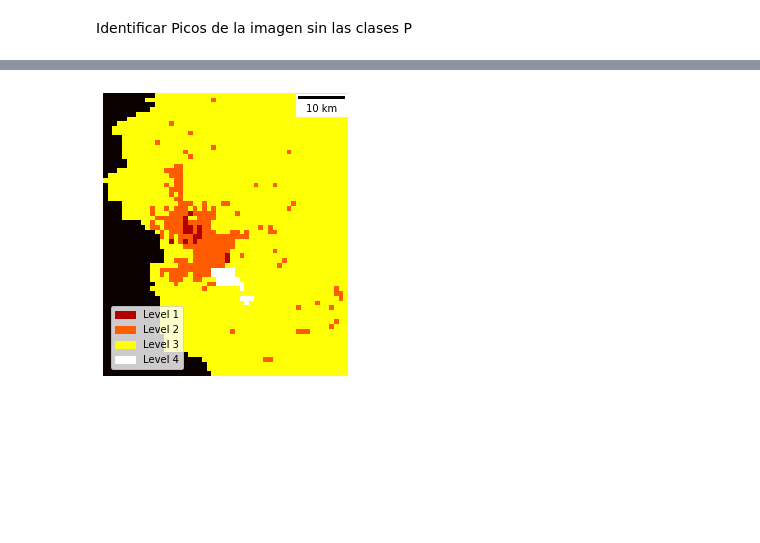
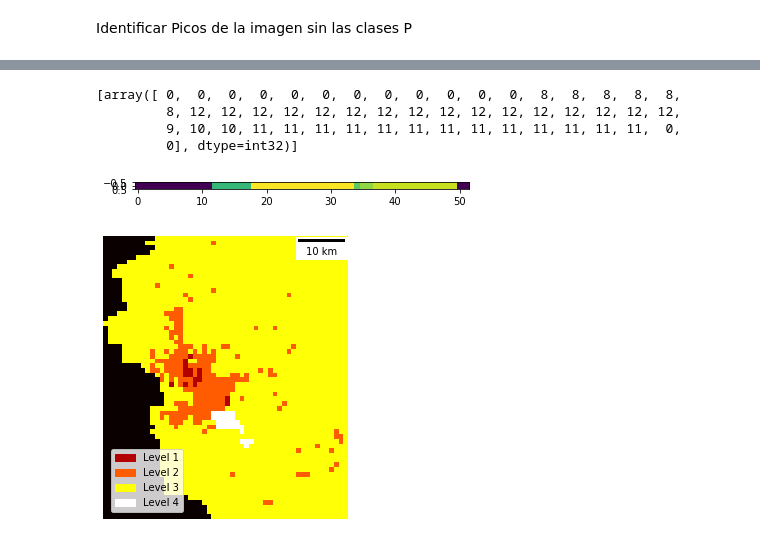
Before and after one commit to rdglpz/optimal_light_sensor_location, a Jupyter notebook: Ejemplo Reunion Iluminati.ipynb, the cells around one changed output, grey strips where cells are left out. Saved outputs shown, nothing was run; the diff lists cells and outputs as text; code cells hidden in the pictures; blank space fills up the shorter version.

```diff
--- a/Ejemplo Reunion Iluminati.ipynb
+++ b/Ejemplo Reunion Iluminati.ipynb
@@ -225,3 +245,13 @@ plt.imshow(labels+seeds*10)
+# %%
+plt.imshow([labels[30][:]])
+
+[labels[30][:]]
+# %% [output]
+[array([ 0,  0,  0,  0,  0,  0,  0,  0,  0,  0,  0,  0,  8,  8,  8,  8,  8,
+         8, 12, 12, 12, 12, 12, 12, 12, 12, 12, 12, 12, 12, 12, 12, 12, 12,
+         9, 10, 10, 11, 11, 11, 11, 11, 11, 11, 11, 11, 11, 11, 11, 11,  0,
+         0], dtype=int32)]
+[figure, added]
 # %%
 # Considerando la combinacion del mapa de NLTT y las clases P
 
```
Also changed, not shown: parts of 10 cells of this notebook, 1 other file.
